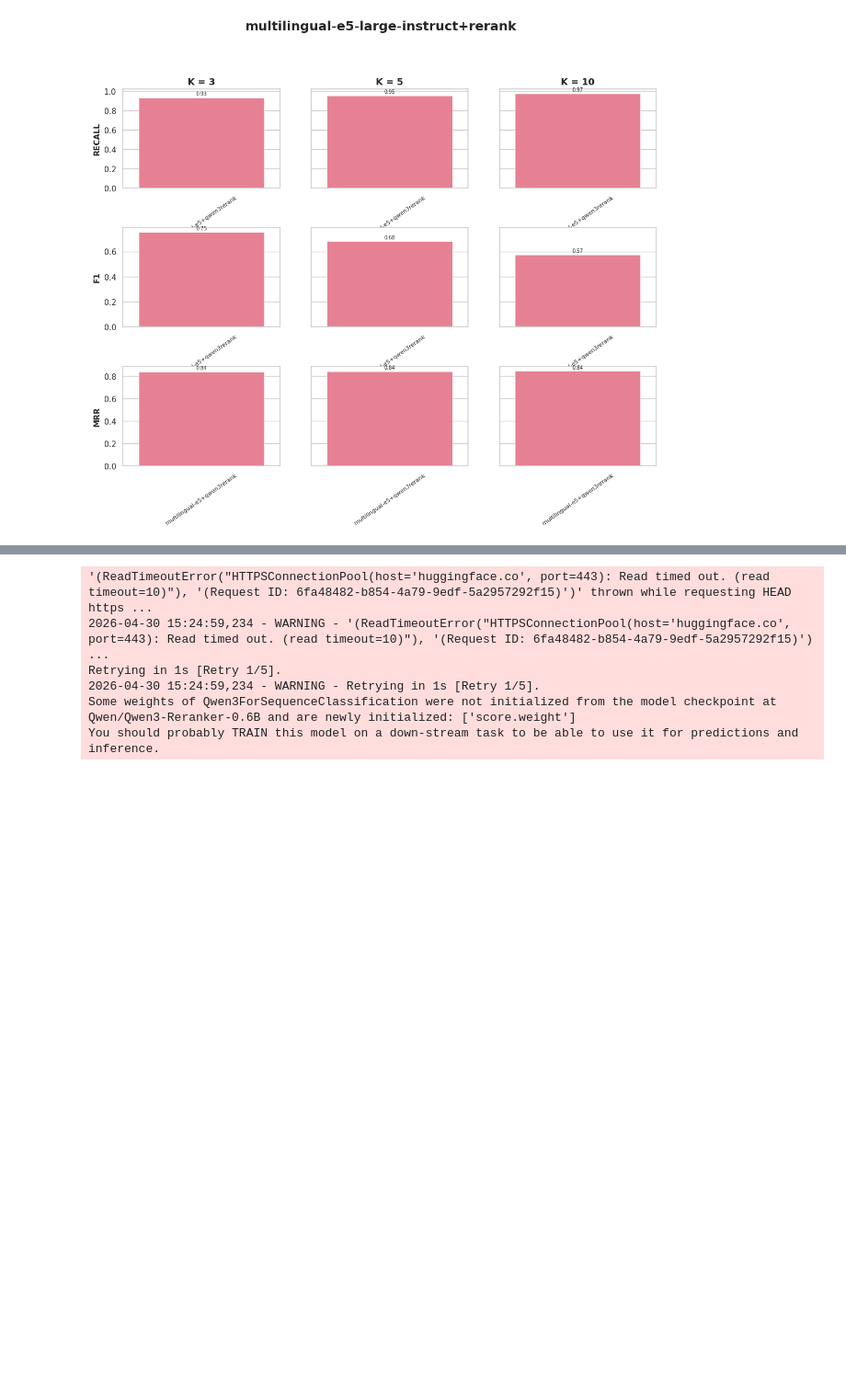
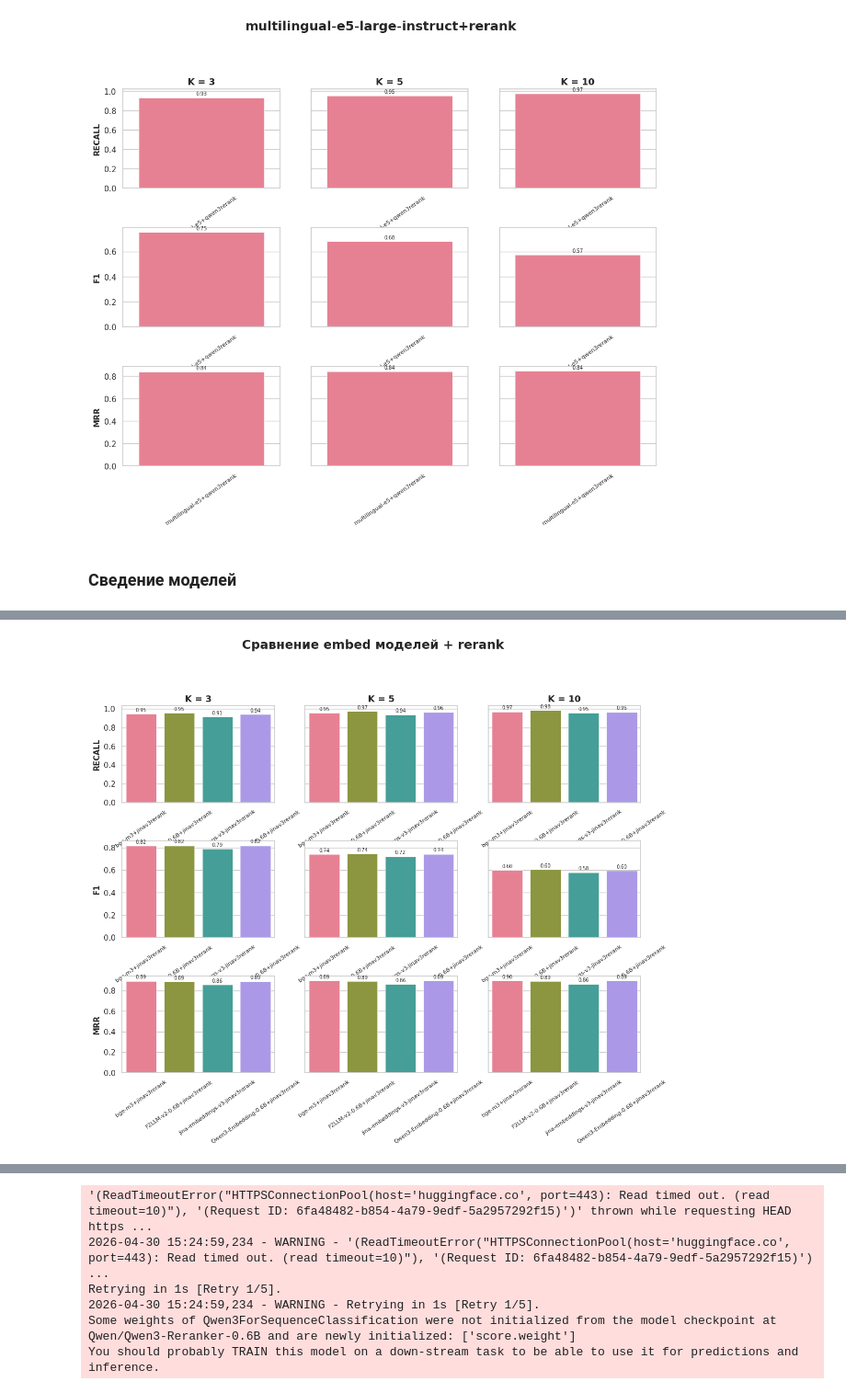
Before and after one commit to gosha22008/RAG, a Jupyter notebook: rag_exp_new.ipynb, the cells around one changed output, grey strips where cells are left out. Shown at 92% size. Saved outputs shown, nothing was run; the diff lists cells and outputs as text; code cells hidden in the pictures; blank space fills up the shorter version.

```diff
--- a/rag_exp_new.ipynb
+++ b/rag_exp_new.ipynb
@@ -417,3 +584,19 @@ ResultsVisualizer.compare_categories(results_sp,
 2026-04-30 13:40:30,936 - INFO - Сохранено: ./new_results/multilingual-e5-qwen3rerank.csv
 2026-04-30 13:40:31,357 - INFO - График: ./new_results/multilingual-e5-qwen3rerank.png
 [figure]
+# %% [markdown]
+### Сведение моделей
+# %%
+df_1 = pd.read_csv("./new_results/bge-m3-jinav3rerank.csv")
+df_2 = pd.read_csv("./new_results/F2LLM-v2-0.6B-jinav3rerank.csv")
+df_3 = pd.read_csv("./new_results/jina-embeddings-v3-jinav3rerank.csv")
+df_4 = pd.read_csv("./new_results/Qwen3-Embedding-0.6B-jinav3rerank.csv")
+# %%
+df_all_models = pd.concat([df_1, df_2, df_3, df_4])
+# df_all_models["experiment"] = df_all_models["experiment"].str.replace("_hier_small", "")
+ResultsVisualizer.compare_categories(df_all_models,
+                                     title="Сравнение embed моделей + rerank",
+                                     category_col="experiment",
+                                     k_values=[3,5,10],
+                                     save_path="./new_results/rerank_jinav3.png")
+# %% [output]
@@ -419,0 +604 @@ ResultsVisualizer.compare_categories(results_sp,
+[figure, added]
```
Also changed, not shown: parts of 51 cells of this notebook, 42 other files.
